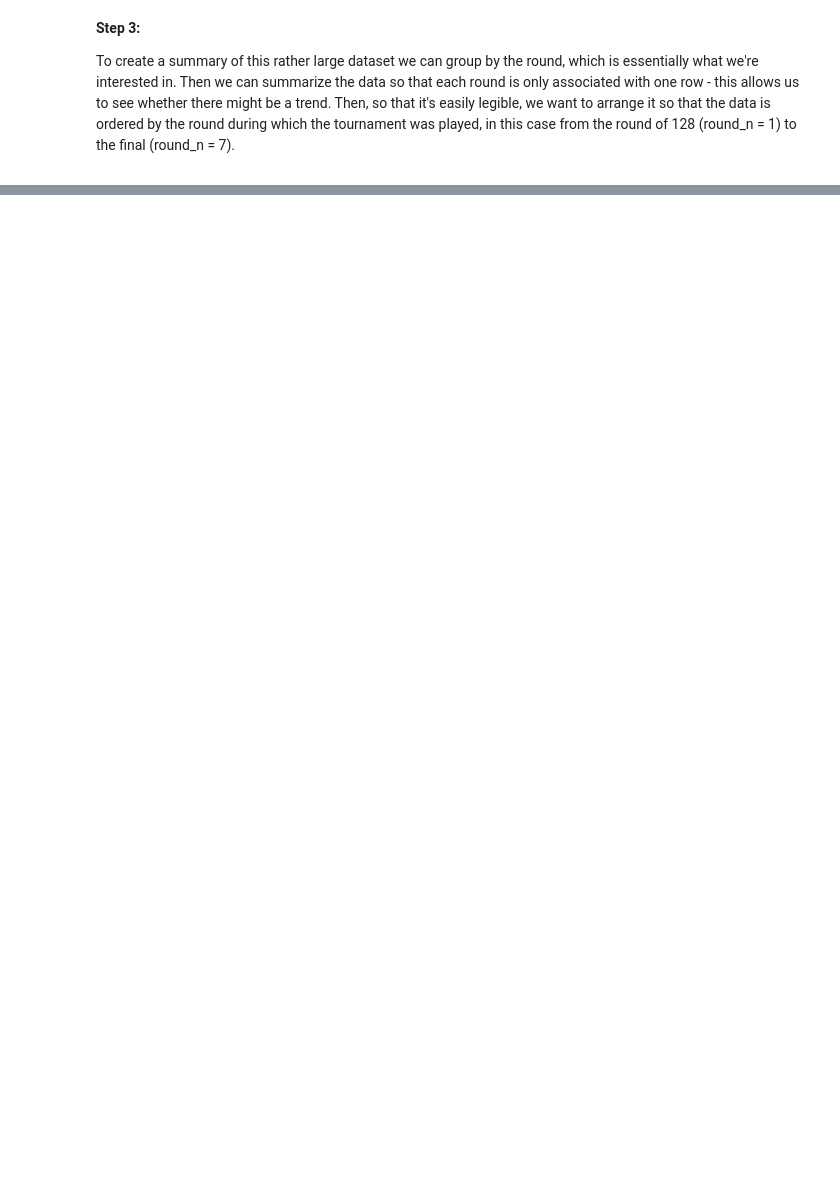
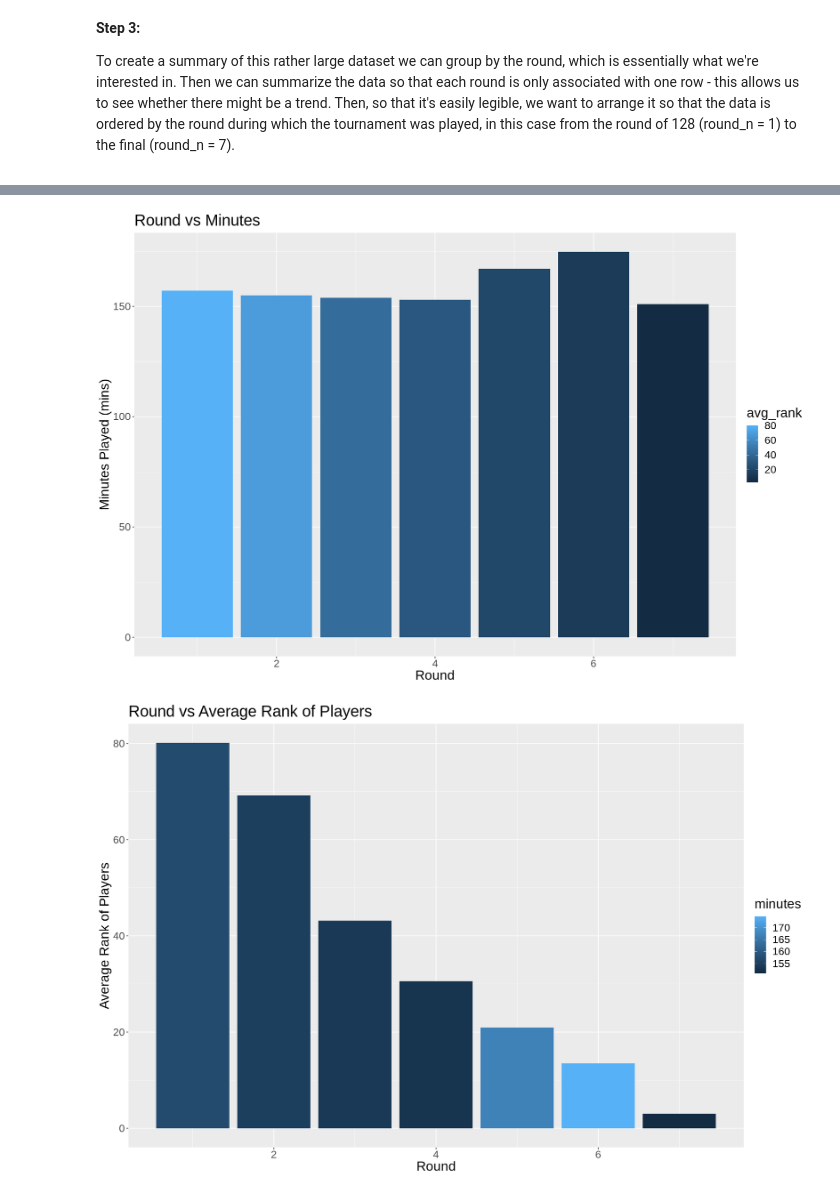
Before and after one commit to brianapavey/Group-Project, a Jupyter notebook: tennis_data_project.ipynb, the cells around one changed output, grey strips where cells are left out. Cells and saved outputs as stored; diff of their text form; code cells hidden in the pictures; blank space fills up the shorter version.

Commit message:
Add visualization bar and a little summary.
Add visualization bar and a little summary.

```diff
--- a/tennis_data_project.ipynb
+++ b/tennis_data_project.ipynb
@@ -147,0 +148,22 @@ tennis_plot
+# %%
+options(repr.plot.width = 15, repr.plot.height = 10)
+
+round_vs_minutes_bar <- ggplot(tennis_group, aes(x = round_n, y = minutes, fill = avg_rank)) +
+    geom_bar(stat = "identity") +
+    xlab("Round") +
+    ylab("Minutes Played (mins)") +
+    theme(text = element_text(size = 20)) +
+    ggtitle("Round vs Minutes")
+round_vs_minutes_bar
+
+
+round_vs_avg_rank_bar <- ggplot(tennis_group, aes(x = round_n, y = avg_rank, fill = minutes)) +
+    geom_bar(stat = "identity") +
+    xlab("Round") +
+    ylab("Average Rank of Players") +
+    theme(text = element_text(size = 20)) +
+    ggtitle("Round vs Average Rank of Players")
+round_vs_avg_rank_bar
+# %% [output]
+[figure, added]
+[figure, added]
```
Also changed, not shown: parts of 4 cells of this notebook.
